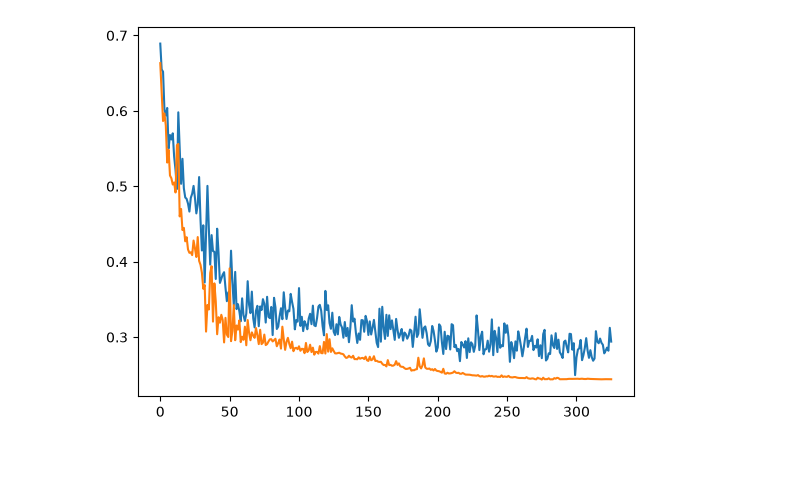
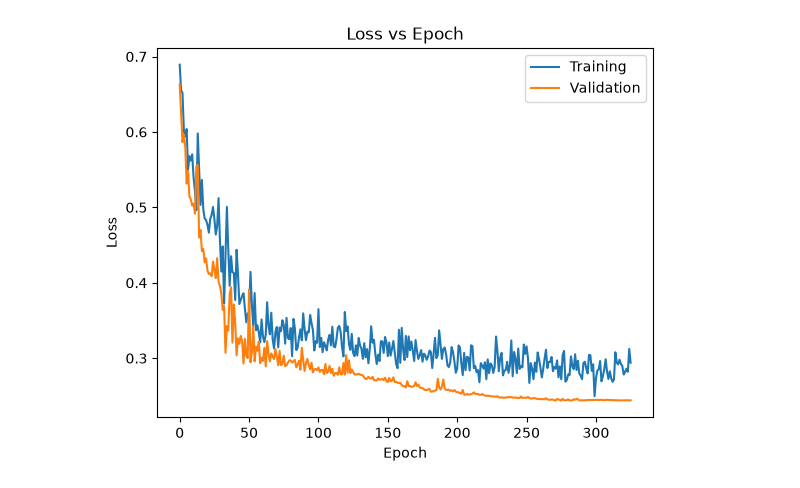
Before and after one commit to terry-so/Chest-X-ray-Classification-via-Custom-CNN, a Jupyter notebook: src/mini_vgg_training_demo.ipynb, the cells around one changed output. Saved outputs shown, nothing was run; the diff lists cells and outputs as text; code cells hidden in the pictures; blank space fills up the shorter version.

```diff
--- a/src/mini_vgg_training_demo.ipynb
+++ b/src/mini_vgg_training_demo.ipynb
@@ -22,17 +22,16 @@ train_loader, val_loader, test_loader = data_load()
 print("\n Example Batch:")
 x, y = next(iter(train_loader))
 imshow(torchvision.utils.make_grid(x))
-print("Label:")
+print("Labels:")
 print(y)
 
 
 lr = 1e-3
 num_epoch = 1000
 patience= 50
-#step_size = 20
 factor = 0.5
 print("\n Start Training:")
-train_loss_list, val_loss_list, val_acc_list = training_loop(train_loader, val_loader, model = CNN(num_classes=2), lr = lr, num_epoch = num_epoch, patience= patience, factor=factor)
+train_dict = training_loop(train_loader, val_loader, model = CNN(num_classes=2), lr = lr, num_epoch = num_epoch, patience= patience, factor=factor)
 # %% [output]
 Seed set to 1
  Example Batch:
@@ -57,6 +61,10 @@ Model Saved
 # %%
-plt.plot(train_loss_list)
-plt.plot(val_loss_list)
+plt.plot(train_dict['train_loss'], label = 'Training')
+plt.plot(train_dict['val_loss'], label = 'Validation')
+plt.title('Loss vs Epoch')
+plt.ylabel('Loss')
+plt.xlabel('Epoch')
+plt.legend()
 plt.show()
 # %% [output]
-[figure, old version]
+[figure, new version]
```
Also changed, not shown: parts of 9 cells of this notebook, 2 other files.
